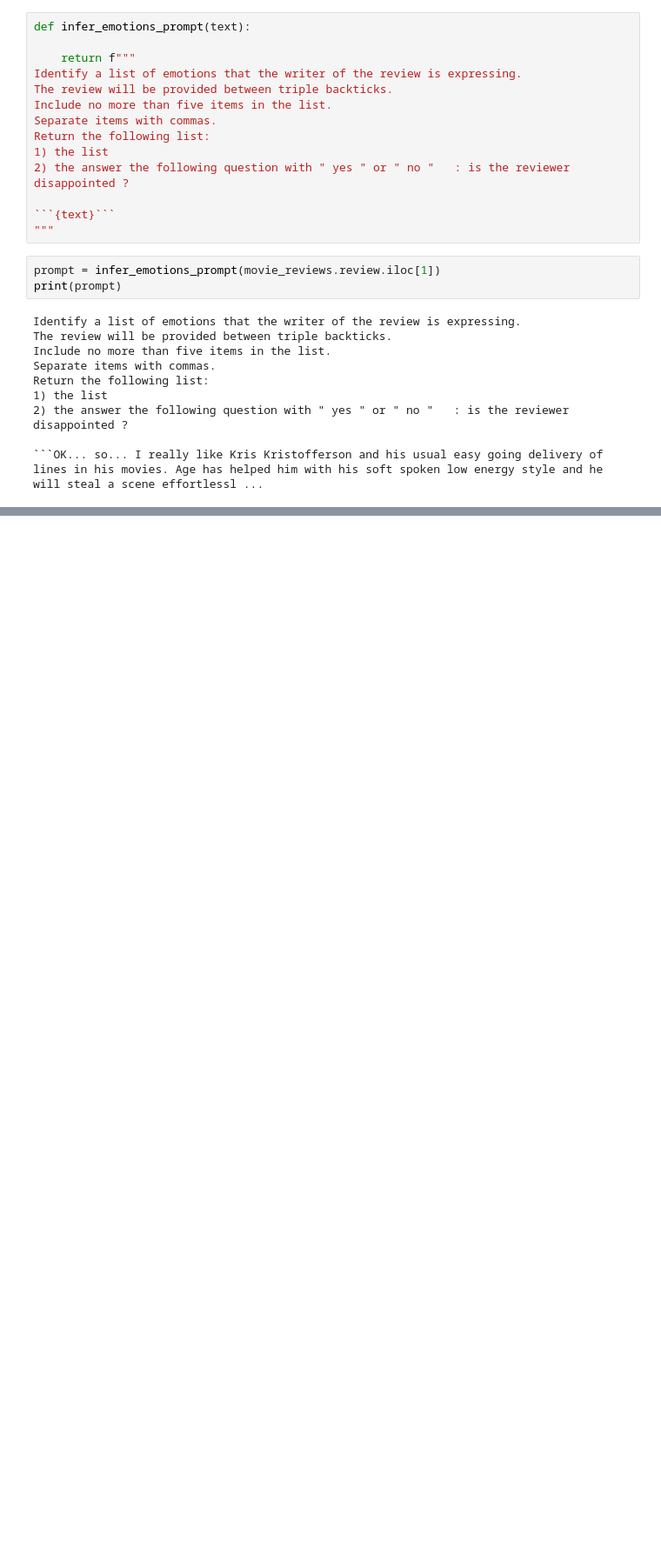
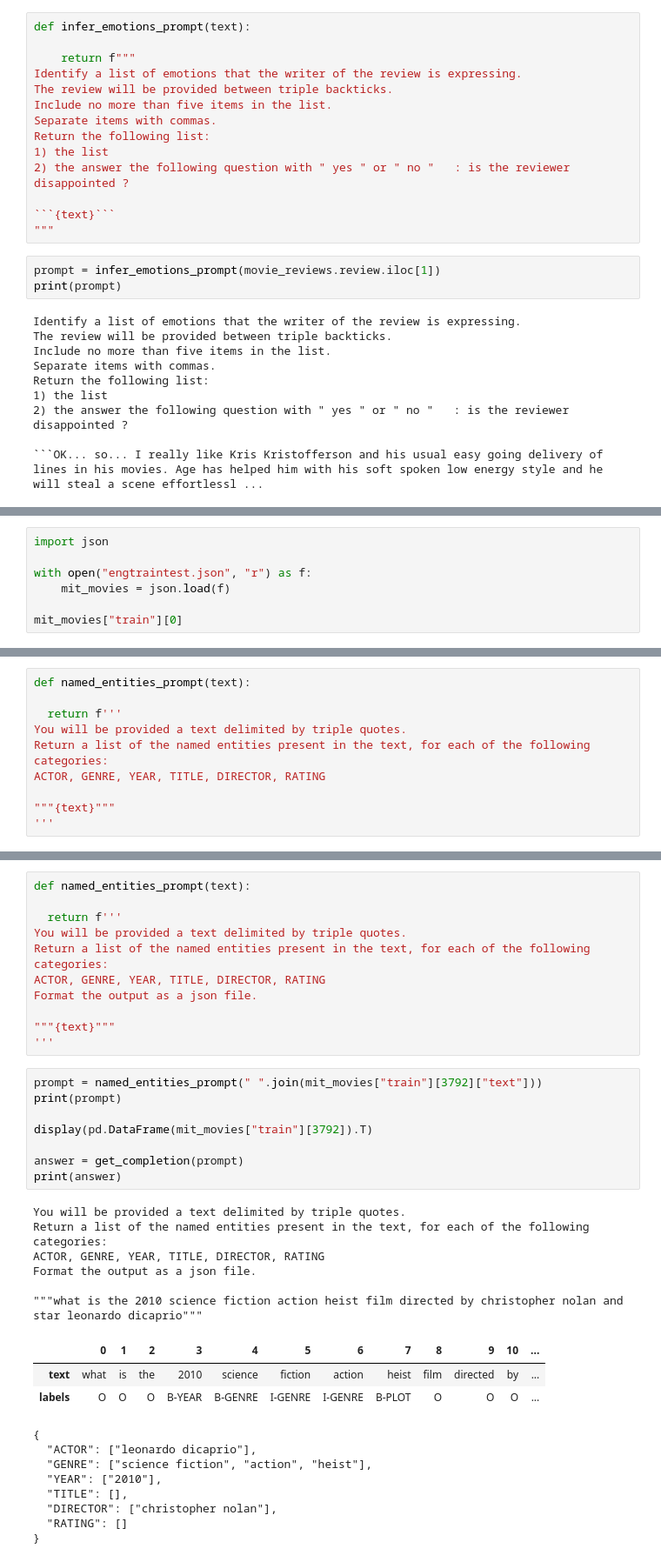
Before and after one commit to DanielePaz/WP_plugin_cookbook_ex1, a Jupyter notebook: AI_DLDA_5_7_23_Prompt_Engineering.ipynb, the cells around one changed output, grey strips where cells are left out. Shown at 87% size. Drawn from its saved outputs; the diff is of its cells as text; blank space fills up the shorter version.

```diff
--- a/AI_DLDA_5_7_23_Prompt_Engineering.ipynb
+++ b/AI_DLDA_5_7_23_Prompt_Engineering.ipynb
@@ -171,0 +175,7 @@ print(result)
+# %%
+import json
+
+with open("engtraintest.json", "r") as f:
+    mit_movies = json.load(f)
+
+mit_movies["train"][0]
@@ -171,0 +185,10 @@ print(result)
+# %%
+def named_entities_prompt(text):
+
+  return f'''
+You will be provided a text delimited by triple quotes.
+Return a list of the named entities present in the text, for each of the following categories:
+ACTOR, GENRE, YEAR, TITLE, DIRECTOR, RATING
+
+"""{text}"""
+'''
@@ -171,0 +221,37 @@ print(result)
+# %%
+def named_entities_prompt(text):
+
+  return f'''
+You will be provided a text delimited by triple quotes.
+Return a list of the named entities present in the text, for each of the following categories:
+ACTOR, GENRE, YEAR, TITLE, DIRECTOR, RATING
+Format the output as a json file.
+
+"""{text}"""
+'''
+# %%
+prompt = named_entities_prompt(" ".join(mit_movies["train"][3792]["text"]))
+print(prompt)
+
+display(pd.DataFrame(mit_movies["train"][3792]).T)
+
+answer = get_completion(prompt)
+print(answer)
+# %% [output]
+You will be provided a text delimited by triple quotes.
+Return a list of the named entities present in the text, for each of the following categories:
+ACTOR, GENRE, YEAR, TITLE, DIRECTOR, RATING
+Format the output as a json file.
+
+"""what is the 2010 science fiction action heist film directed by christopher nolan and star leonardo dicaprio"""
+|  | 0 | 1 | 2 | 3 | 4 | 5 | 6 | 7 | 8 | 9 | 10 | ... |
+| text | what | is | the | 2010 | science | fiction | action | heist | film | directed | by | ... |
+| labels | O | O | O | B-YEAR | B-GENRE | I-GENRE | I-GENRE | B-PLOT | O | O | O | ... |
+{
+  "ACTOR": ["leonardo dicaprio"],
+  "GENRE": ["science fiction", "action", "heist"],
+  "YEAR": ["2010"],
+  "TITLE": [],
+  "DIRECTOR": ["christopher nolan"],
+  "RATING": []
+}
```
Also changed, not shown: parts of 7 cells of this notebook.
